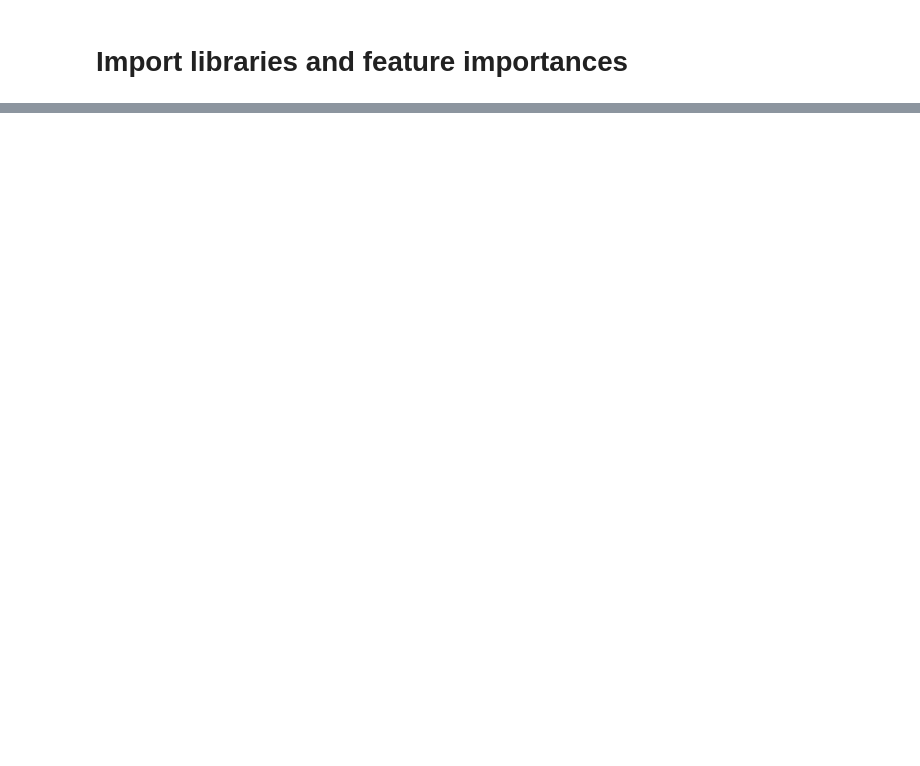
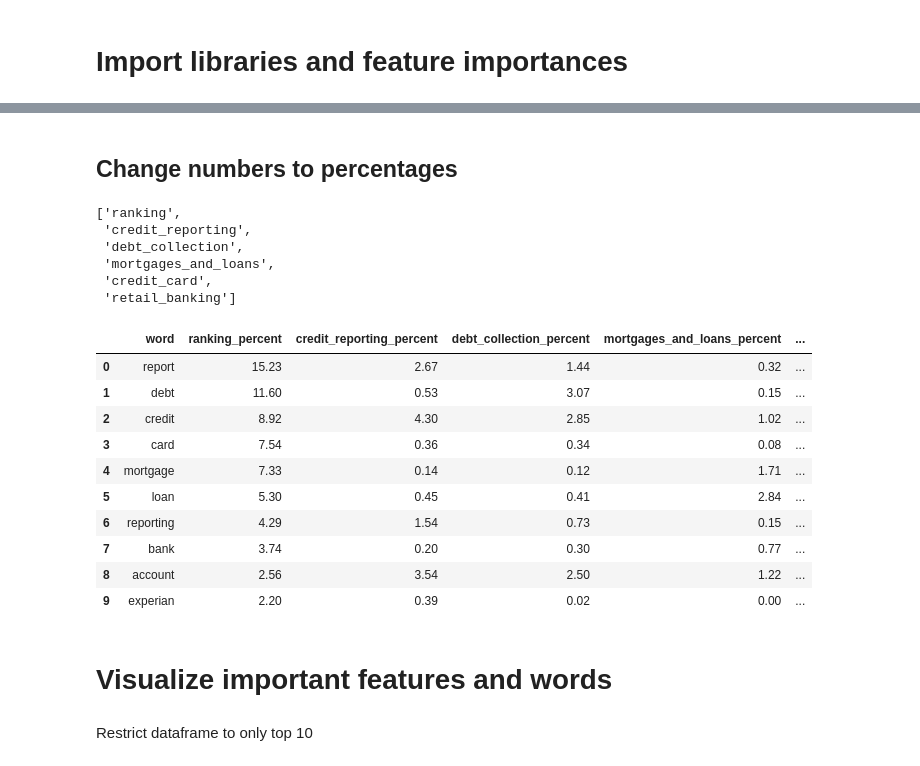
Before and after one commit to halpert3/complaint-content-classification-nlp, a Jupyter notebook: notebooks/7_post-EDA.ipynb, the cells around one changed output, grey strips where cells are left out. Cells and saved outputs as stored; diff of their text form; code cells hidden in the pictures; blank space fills up the shorter version.

Commit message:
post-modeling EDA. Renamed and organized notebooks.

```diff
--- a/notebooks/8_post-EDA.ipynb
+++ b/notebooks/7_post-EDA.ipynb
@@ -65,0 +76,3 @@ fig.show()
+# %%
+corpus_df = pd.read_csv('../project_data/corpus_lemm_tfidf.csv')
+corpus_df.rename(columns={"Unnamed: 0": "word"}, inplace=True)
@@ -65,0 +90,2 @@ fig.show()
+# %%
+df = df.merge(corpus_df, how='inner', on='word')
@@ -65,0 +107,34 @@ fig.show()
+# %% [markdown]
+## Change numbers to percentages
+# %%
+names = df.columns.tolist()[1:]
+names
+# %% [output]
+['ranking',
+ 'credit_reporting',
+ 'debt_collection',
+ 'mortgages_and_loans',
+ 'credit_card',
+ 'retail_banking']
+# %%
+for name in names:
+    df[f'{name}_percent'] = round((df[name] / df[name].sum()) *100, 2)
+    df.drop(columns=[name], inplace=True)
+# %%
+df[0:10]
+# %% [output]
+|  | word | ranking_percent | credit_reporting_percent | debt_collection_percent | mortgages_and_loans_percent | ... |
+| 0 | report | 15.23 | 2.67 | 1.44 | 0.32 | ... |
+| 1 | debt | 11.60 | 0.53 | 3.07 | 0.15 | ... |
+| 2 | credit | 8.92 | 4.30 | 2.85 | 1.02 | ... |
+| 3 | card | 7.54 | 0.36 | 0.34 | 0.08 | ... |
+| 4 | mortgage | 7.33 | 0.14 | 0.12 | 1.71 | ... |
+| 5 | loan | 5.30 | 0.45 | 0.41 | 2.84 | ... |
+| 6 | reporting | 4.29 | 1.54 | 0.73 | 0.15 | ... |
+| 7 | bank | 3.74 | 0.20 | 0.30 | 0.77 | ... |
+| 8 | account | 2.56 | 3.54 | 2.50 | 1.22 | ... |
+| 9 | experian | 2.20 | 0.39 | 0.02 | 0.00 | ... |
+# %% [markdown]
+# Visualize important features and words
+# %% [markdown]
+Restrict dataframe to only top 10
```
Also changed, not shown: parts of 17 cells of this notebook, 3 other files.
